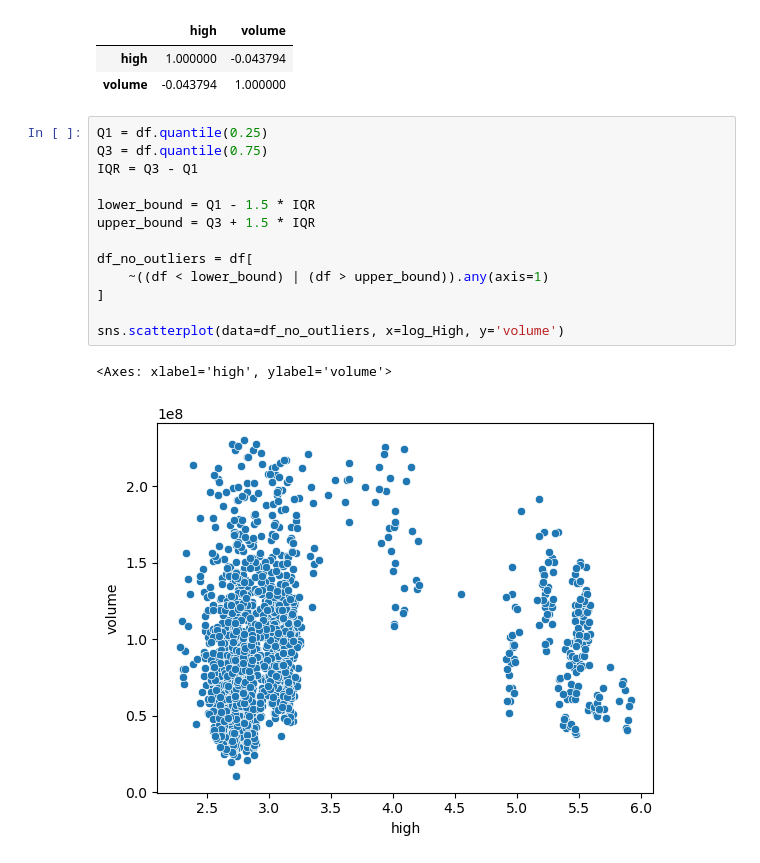
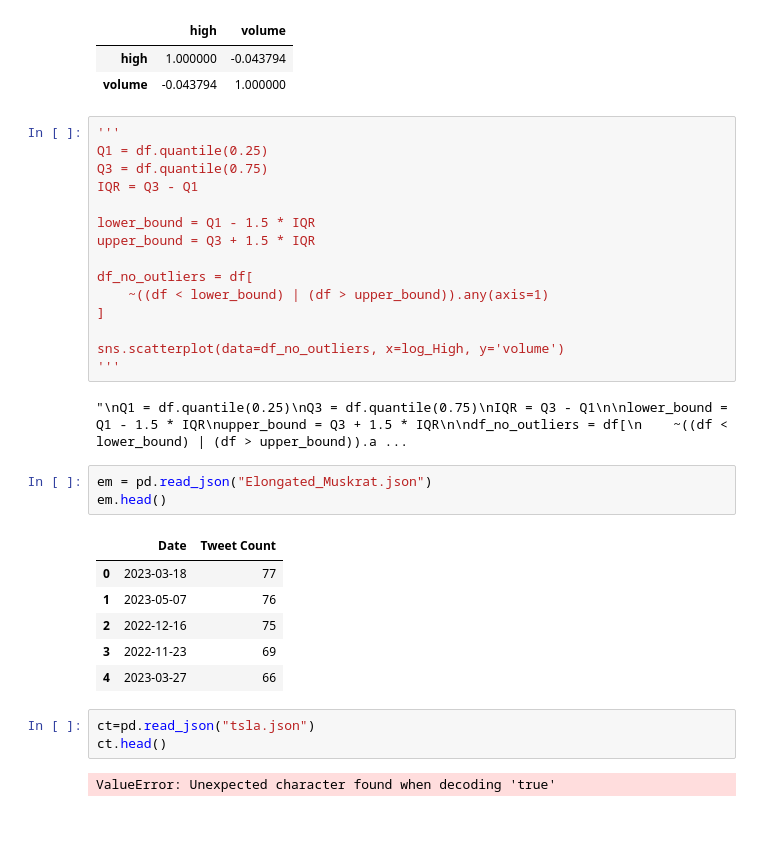
Before and after one commit to Asiandra/Artificial_Intelligence, a Jupyter notebook: Semester 1/Stocks/Tesla Stocks.ipynb, the cells around one changed output. Drawn from its saved outputs; the diff is of its cells as text; blank space fills up the shorter version.

```diff
--- a/Semester 1/Stocks/Tesla Stocks.ipynb
+++ b/Semester 1/Stocks/Tesla Stocks.ipynb
@@ -110,6 +110,7 @@ corrcalc(df, 'high', 'volume', 0)
 | high | 1.000000 | -0.043794 |
 | volume | -0.043794 | 1.000000 |
 # %%
+'''
 Q1 = df.quantile(0.25)
 Q3 = df.quantile(0.75)
 IQR = Q3 - Q1
@@ -122,6 +123,21 @@ df_no_outliers = df[
 ]
 
 sns.scatterplot(data=df_no_outliers, x=log_High, y='volume')
+'''
 # %% [output]
-<Axes: xlabel='high', ylabel='volume'>
+"\nQ1 = df.quantile(0.25)\nQ3 = df.quantile(0.75)\nIQR = Q3 - Q1\n\nlower_bound = Q1 - 1.5 * IQR\nupper_bound = Q3 + 1.5 * IQR\n\ndf_no_outliers = df[\n    ~((df < lower_bound) | (df > upper_bound)).a ...
-[figure, removed]
+# %%
+em = pd.read_json("Elongated_Muskrat.json")
+em.head()
+# %% [output]
+|  | Date | Tweet Count |
+| 0 | 2023-03-18 | 77 |
+| 1 | 2023-05-07 | 76 |
+| 2 | 2022-12-16 | 75 |
+| 3 | 2022-11-23 | 69 |
+| 4 | 2023-03-27 | 66 |
+# %%
+ct=pd.read_json("tsla.json")
+ct.head()
+# %% [output]
+ValueError: Unexpected character found when decoding 'true'
```
Also changed, not shown: parts of 5 cells of this notebook.
